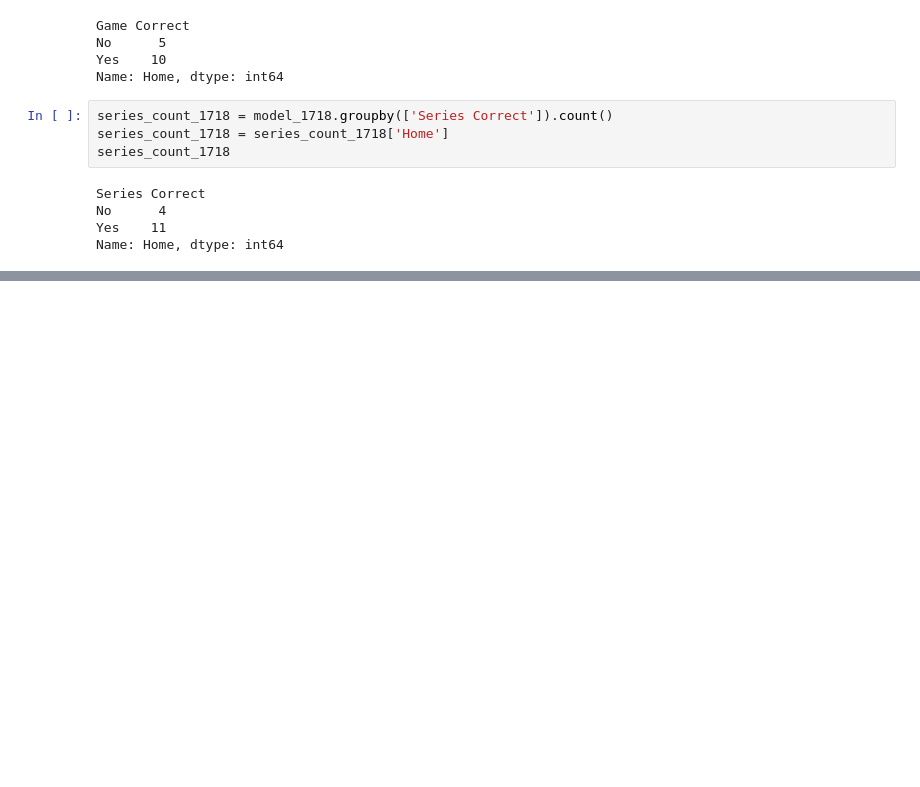
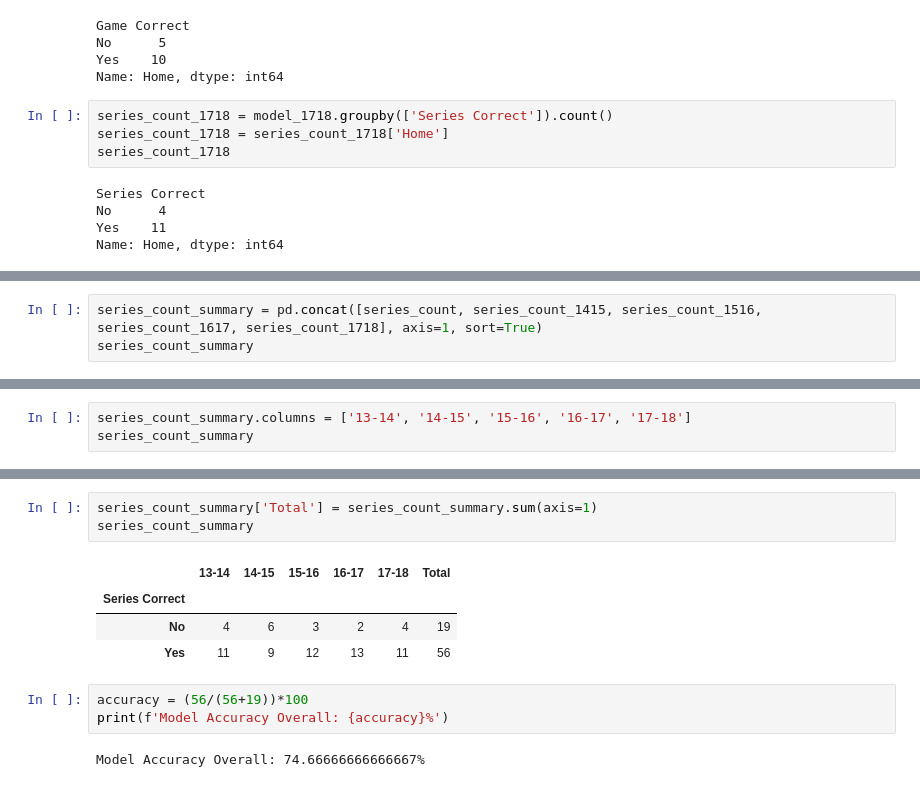
Before and after one commit to rwjenks/Final, a Jupyter notebook: Tim_Files/NBA_Test_Results.ipynb, the cells around one changed output, grey strips where cells are left out. Drawn from its saved outputs; the diff is of its cells as text; blank space fills up the shorter version.

```diff
--- a/Tim_Files/NBA_Test_Results.ipynb
+++ b/Tim_Files/NBA_Test_Results.ipynb
@@ -1287,0 +1304,3 @@ Name: Home, dtype: int64
+# %%
+series_count_summary = pd.concat([series_count, series_count_1415, series_count_1516, series_count_1617, series_count_1718], axis=1, sort=True)
+series_count_summary
@@ -1287,0 +1312,3 @@ Name: Home, dtype: int64
+# %%
+series_count_summary.columns = ['13-14', '14-15', '15-16', '16-17', '17-18']
+series_count_summary
@@ -1287,0 +1328,13 @@ Name: Home, dtype: int64
+# %%
+series_count_summary['Total'] = series_count_summary.sum(axis=1)
+series_count_summary
+# %% [output]
+|  | 13-14 | 14-15 | 15-16 | 16-17 | 17-18 | Total |
+| Series Correct |  |  |  |  |  |  |
+| No | 4 | 6 | 3 | 2 | 4 | 19 |
+| Yes | 11 | 9 | 12 | 13 | 11 | 56 |
+# %%
+accuracy = (56/(56+19))*100
+print(f'Model Accuracy Overall: {accuracy}%')
+# %% [output]
+Model Accuracy Overall: 74.66666666666667%
```
Also changed, not shown: parts of 5 cells of this notebook.
